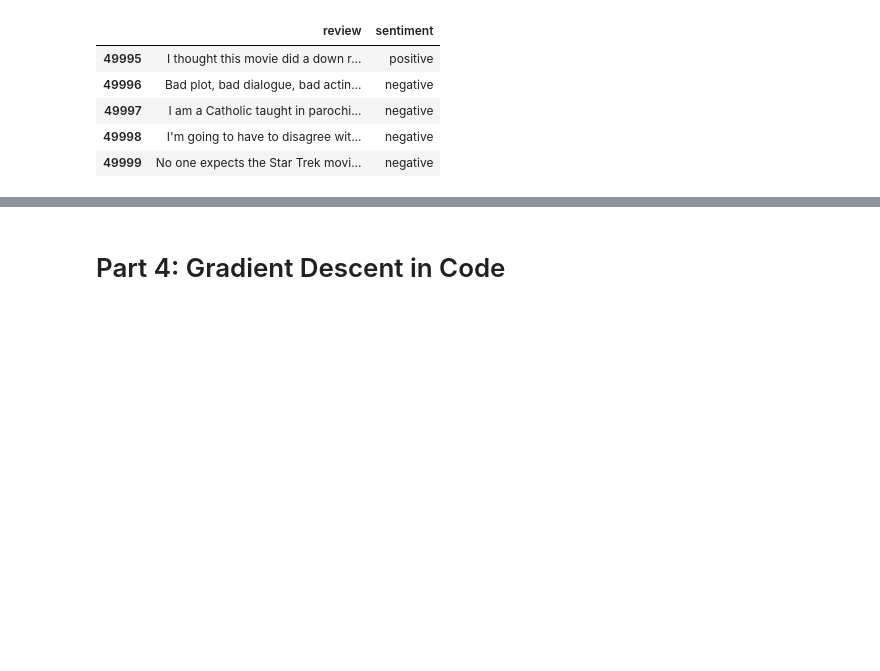
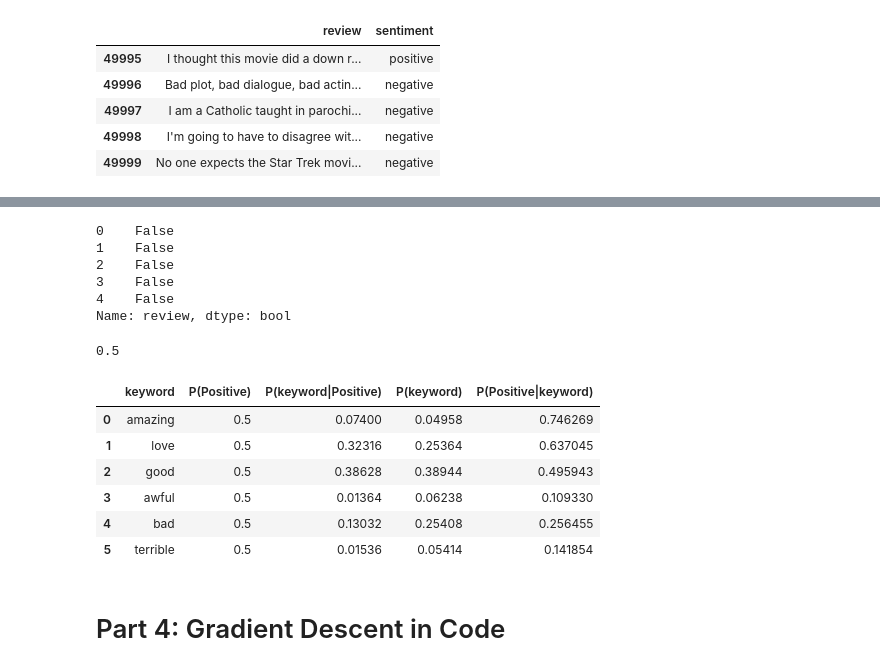
Before and after one commit to Jonathan2055/Formative_3_Probability_and_Gradient_Descent, a Jupyter notebook: Formative_3.ipynb, the cells around one changed output, grey strips where cells are left out. Cells and saved outputs as stored; diff of their text form; code cells hidden in the pictures; blank space fills up the shorter version.

```diff
--- a/Formative_3.ipynb
+++ b/Formative_3.ipynb
@@ -160,3 +181,67 @@ df.tail()
+# %%
+#test keyword awful
+test_review = df['review'].iloc[0:5]
+results = test_review.apply(lambda r: contains_keyword(r, "awful"))
+print(results)
+# %% [output]
+0    False
+1    False
+2    False
+3    False
+4    False
+Name: review, dtype: bool
+# %%
+# Calculate P(Positive): the overall fraction of positive reviews
+def compute_prior(df):
+    return (df['sentiment'] == 'positive').mean()
+
+prior_positive = compute_prior(df)
+print(prior_positive)
+# %% [output]
+0.5
+# %%
+# Calculate P(keyword|Positive): keyword frequency within positive reviews only
+def compute_likelihood(df, keyword):
+    positive_reviews = df[df['sentiment'] == 'positive']['review']
+    matches = positive_reviews.apply(lambda r: contains_keyword(r, keyword))
+    return matches.mean()
+# %%
+# Calculate P(keyword): keyword frequency across all reviews regardless of sentiment
+def compute_marginal(df, keyword):
+    all_reviews = df['review']
+    matches = all_reviews.apply(lambda r: contains_keyword(r, keyword))
+    return matches.mean()
+# %%
+# Apply Bayes' Theorem to get P(Positive|keyword)
+def compute_posterior(prior, likelihood, marginal):
+    return (likelihood * prior) / marginal
+# %%
+# Loop through all keywords and compile prior, likelihood, marginal, posterior into a table
+all_keywords = positive_keywords + negative_keywords
+results = []
+
+for kw in all_keywords:
+    likelihood = compute_likelihood(df, kw)
+    marginal = compute_marginal(df, kw)
+    posterior = compute_posterior(prior_positive, likelihood, marginal)
+    results.append({
+        "keyword": kw,
+        "P(Positive)": prior_positive,
+        "P(keyword|Positive)": likelihood,
+        "P(keyword)": marginal,
+        "P(Positive|keyword)": posterior
+    })
+
+results_df = pd.DataFrame(results)
+results_df
+# %% [output]
+|  | keyword | P(Positive) | P(keyword|Positive) | P(keyword) | P(Positive|keyword) |
+| 0 | amazing | 0.5 | 0.07400 | 0.04958 | 0.746269 |
+| 1 | love | 0.5 | 0.32316 | 0.25364 | 0.637045 |
+| 2 | good | 0.5 | 0.38628 | 0.38944 | 0.495943 |
+| 3 | awful | 0.5 | 0.01364 | 0.06238 | 0.109330 |
+| 4 | bad | 0.5 | 0.13032 | 0.25408 | 0.256455 |
+| 5 | terrible | 0.5 | 0.01536 | 0.05414 | 0.141854 |
 # %% [markdown]
 # Part 4: Gradient Descent in Code
 # %%
```
Also changed, not shown: parts of 3 cells of this notebook, 1 other file.
